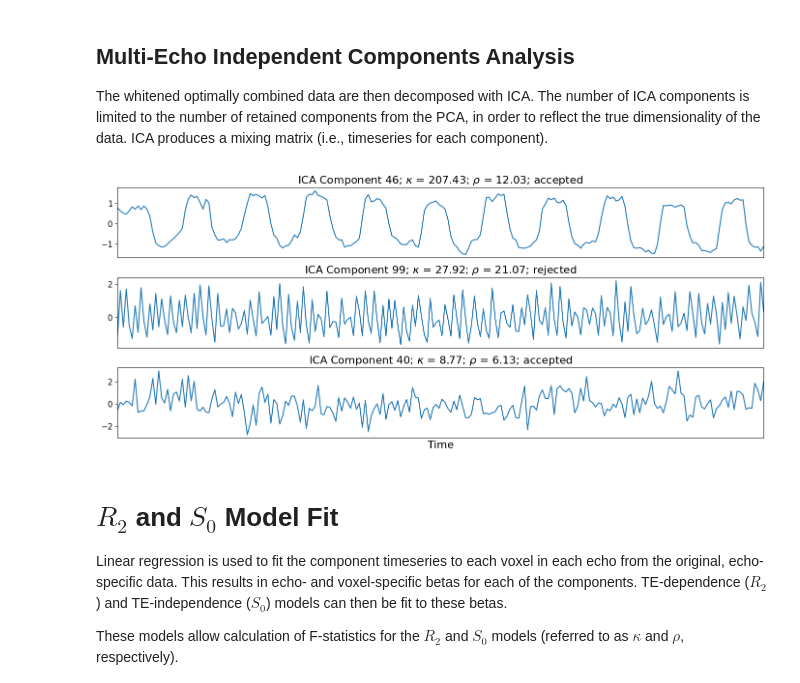
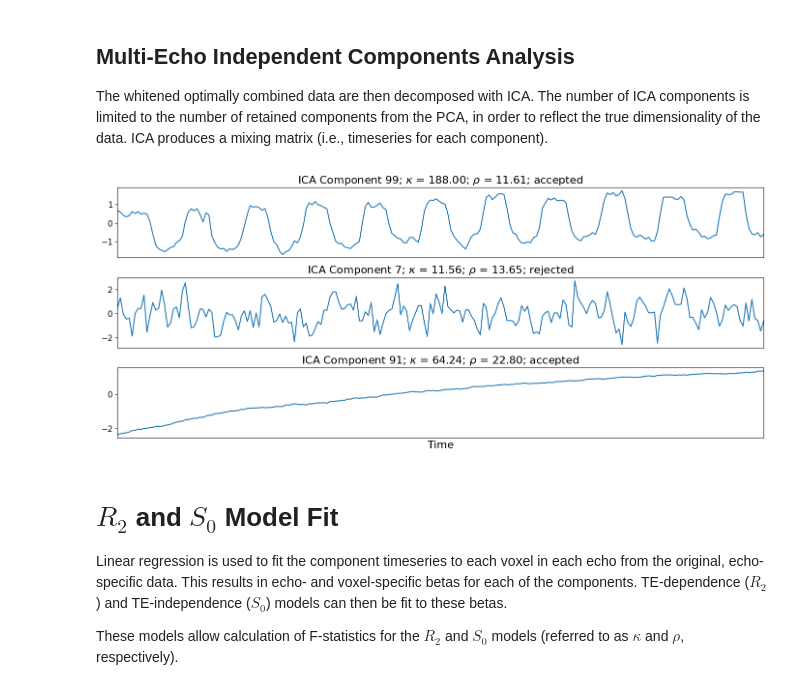
Before and after one commit to ME-ICA/tedana, a Jupyter notebook: docs/notebooks/plot_approach_figures.ipynb, the cells around one changed output. Drawn from its saved outputs; the diff is of its cells as text; code cells hidden in the pictures.

```diff
--- a/docs/notebooks/plot_approach_figures.ipynb
+++ b/docs/notebooks/plot_approach_figures.ipynb
@@ -470,6 +483,7 @@ fig.savefig(op.join(OUT_DIR, 'a12_pca_reduced_data.png'), dpi=400)
 The whitened optimally combined data are then decomposed with ICA. The number of ICA components is limited to the number of retained components from the PCA, in order to reflect the true dimensionality of the data.
 ICA produces a mixing matrix (i.e., timeseries for each component).
 # %%
+components = []
 classifications = []
 
 fig, axes = plt.subplots(3, sharex=True, figsize=(14, 6))
@@ -479,35 +493,38 @@ r = df.loc[i, 'rho']
 c = df.loc[i, 'classification']
 axes[0].plot(meica_mmix[meica_mmix.columns.tolist()[i]].values)
 axes[0].set_title('ICA Component {0}; $\\kappa$ = {1:.02f}; $\\rho$ = {2:.02f}; {3}'.format(i, k, r, c), fontsize=16)
+components.append(i)
 classifications.append(c)
 
 rej_df = df.loc[df["classification"] == "rejected"]
 i = rej_df.loc[rej_df["rho"] == rej_df["rho"].max()].index.values[0]
 k = df.loc[i, 'kappa']
 r = df.loc[i, 'rho']
 c = df.loc[i, 'classification']
 axes[1].plot(meica_mmix[meica_mmix.columns.tolist()[i]].values)
 axes[1].set_title('ICA Component {0}; $\\kappa$ = {1:.02f}; $\\rho$ = {2:.02f}; {3}'.format(i, k, r, c), fontsize=16)
+components.append(i)
 classifications.append(c)
 
-i = 40
+i = df.loc[df["variance explained"] == df["variance explained"].max()].index.values[0]
 k = df.loc[i, 'kappa']
 r = df.loc[i, 'rho']
 c = df.loc[i, 'classification']
 axes[2].plot(meica_mmix[meica_mmix.columns.tolist()[i]].values)
 axes[2].set_title('ICA Component {0}; $\\kappa$ = {1:.02f}; $\\rho$ = {2:.02f}; {3}'.format(i, k, r, c), fontsize=16)
+components.append(i)
 classifications.append(c)
 
 axes[0].set_xlim(0, meica_mmix.shape[0]-1)
 axes[2].set_xticks([])
 axes[2].set_xlabel('Time', fontsize=16)
 axes[0].tick_params(axis='both', which='major', labelsize=12)
 axes[1].tick_params(axis='both', which='major', labelsize=12)
 axes[2].tick_params(axis='both', which='major', labelsize=12)
 fig.tight_layout()
 fig.savefig(op.join(OUT_DIR, 'a13_ica_component_timeseries.png'), dpi=400)
 # %% [output]
-[figure, old version]
+[figure, new version]
 # %% [markdown]
 # $R_2$ and $S_0$ Model Fit
 Linear regression is used to fit the component timeseries to each voxel in each echo from the original, echo-specific data. This results in echo- and voxel-specific betas for each of the components. TE-dependence ($R_2$) and TE-independence ($S_0$) models can then be fit to these betas.
```
Also changed, not shown: parts of 18 cells of this notebook, 17 other files.
